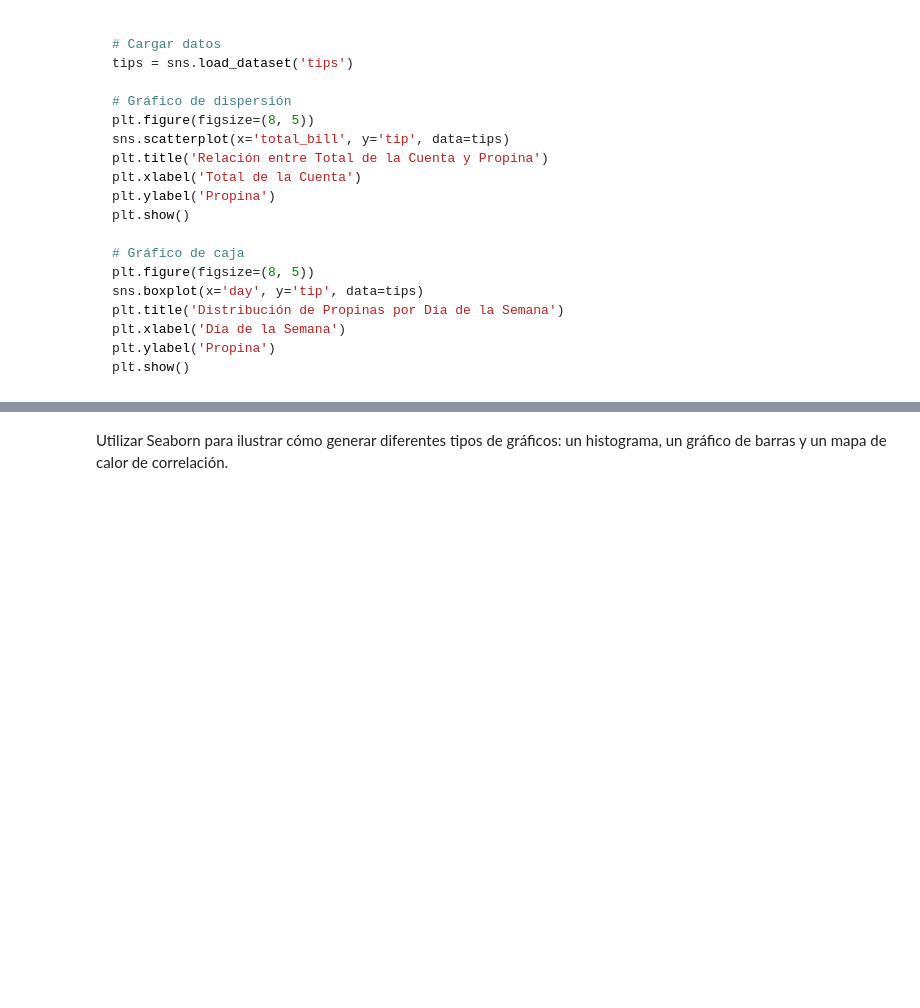
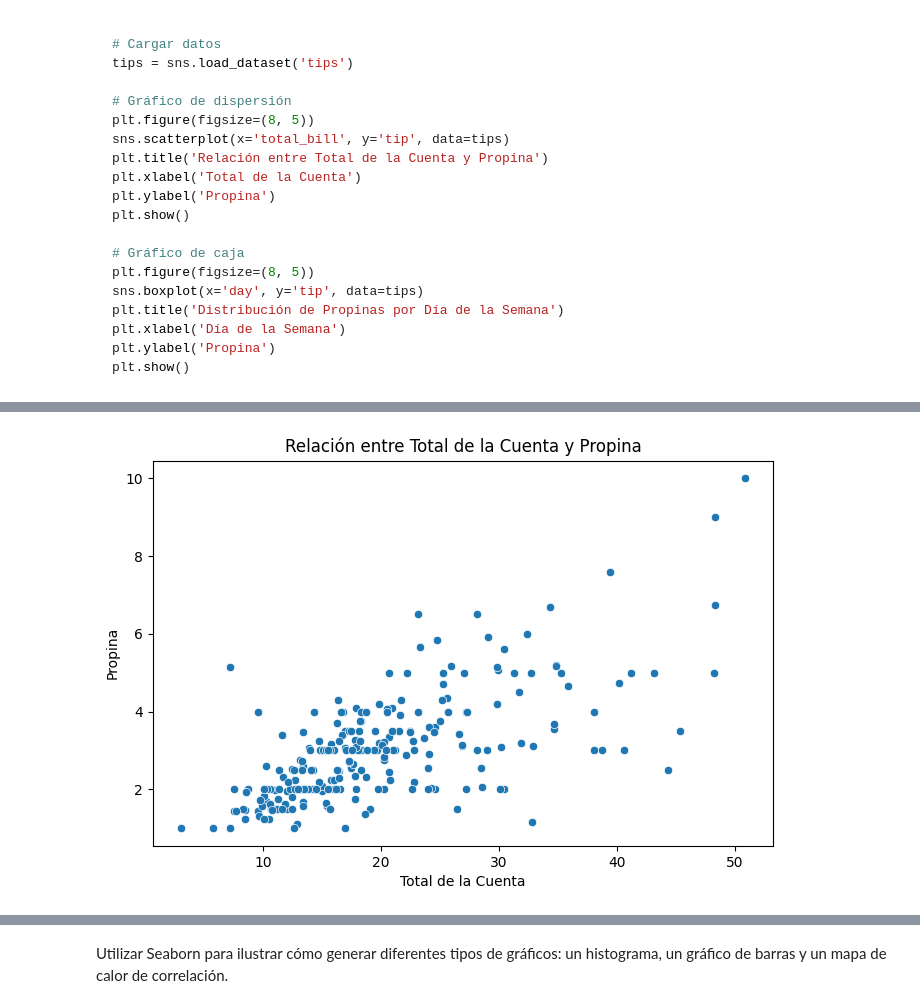
Before and after one commit to SimonGarcia01/ai-course, a Jupyter notebook: Python Review/3_PandasMatplotSeaborn.ipynb, the cells around one changed output, grey strips where cells are left out. Cells and saved outputs as stored; diff of their text form; code cells hidden in the pictures; blank space fills up the shorter version.

````diff
--- a/Python Review/3_PandasMatplotSeaborn.ipynb
+++ b/Python Review/3_PandasMatplotSeaborn.ipynb
@@ -1199,3 +1225,8 @@ plt.xlabel('Día de la Semana')
 plt.ylabel('Propina')
 plt.show()
 ```
+# %%
+# Cargar datos
+tips = sns.load_dataset('tips')
+
+tips.head()
@@ -1201,0 +1240,10 @@ plt.show()
+# %%
+# Gráfico de dispersión
+plt.figure(figsize=(8, 5))
+sns.scatterplot(x='total_bill', y='tip', data=tips)
+plt.title('Relación entre Total de la Cuenta y Propina')
+plt.xlabel('Total de la Cuenta')
+plt.ylabel('Propina')
+plt.show()
+# %% [output]
+[figure, added]
````
Also changed, not shown: parts of 6 cells of this notebook.
